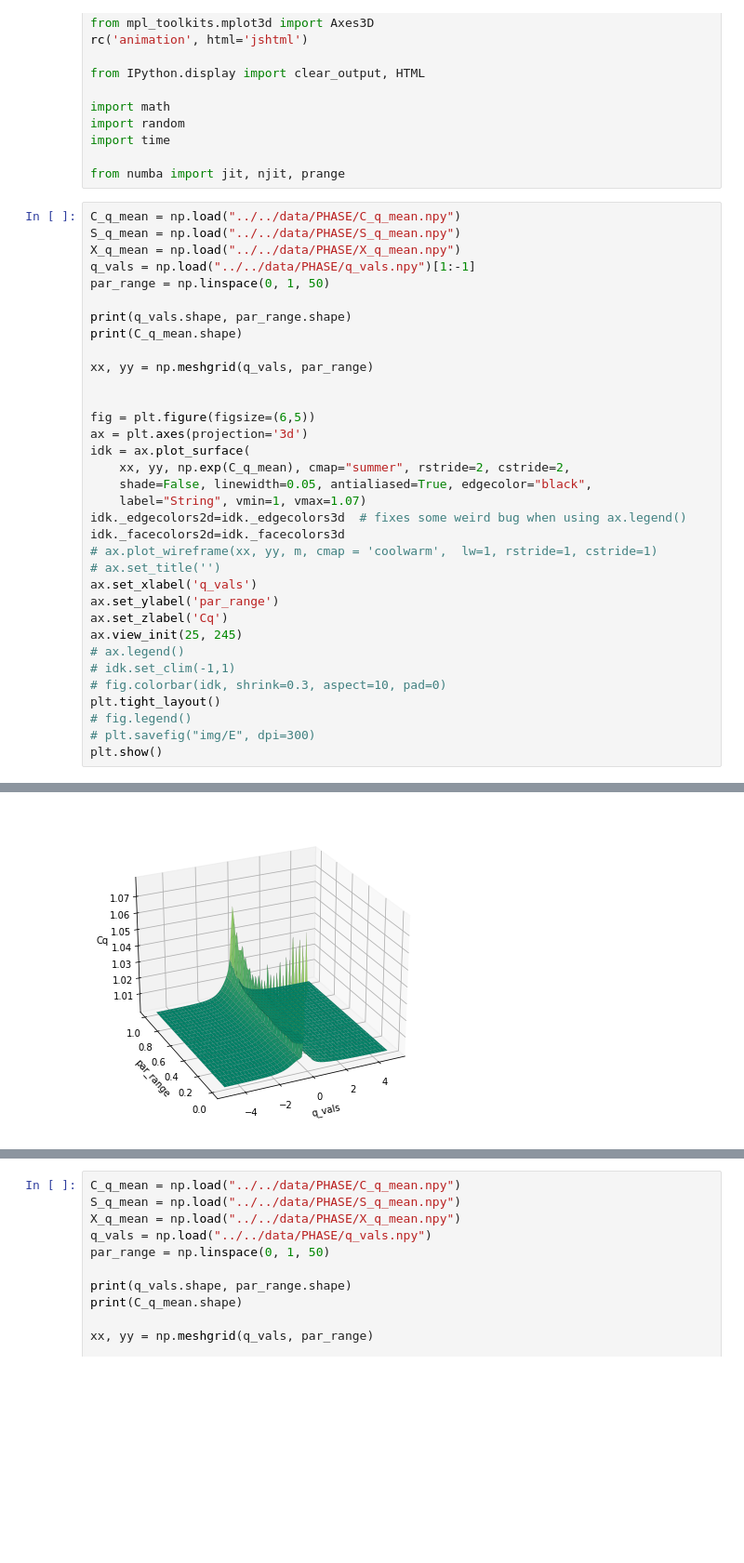
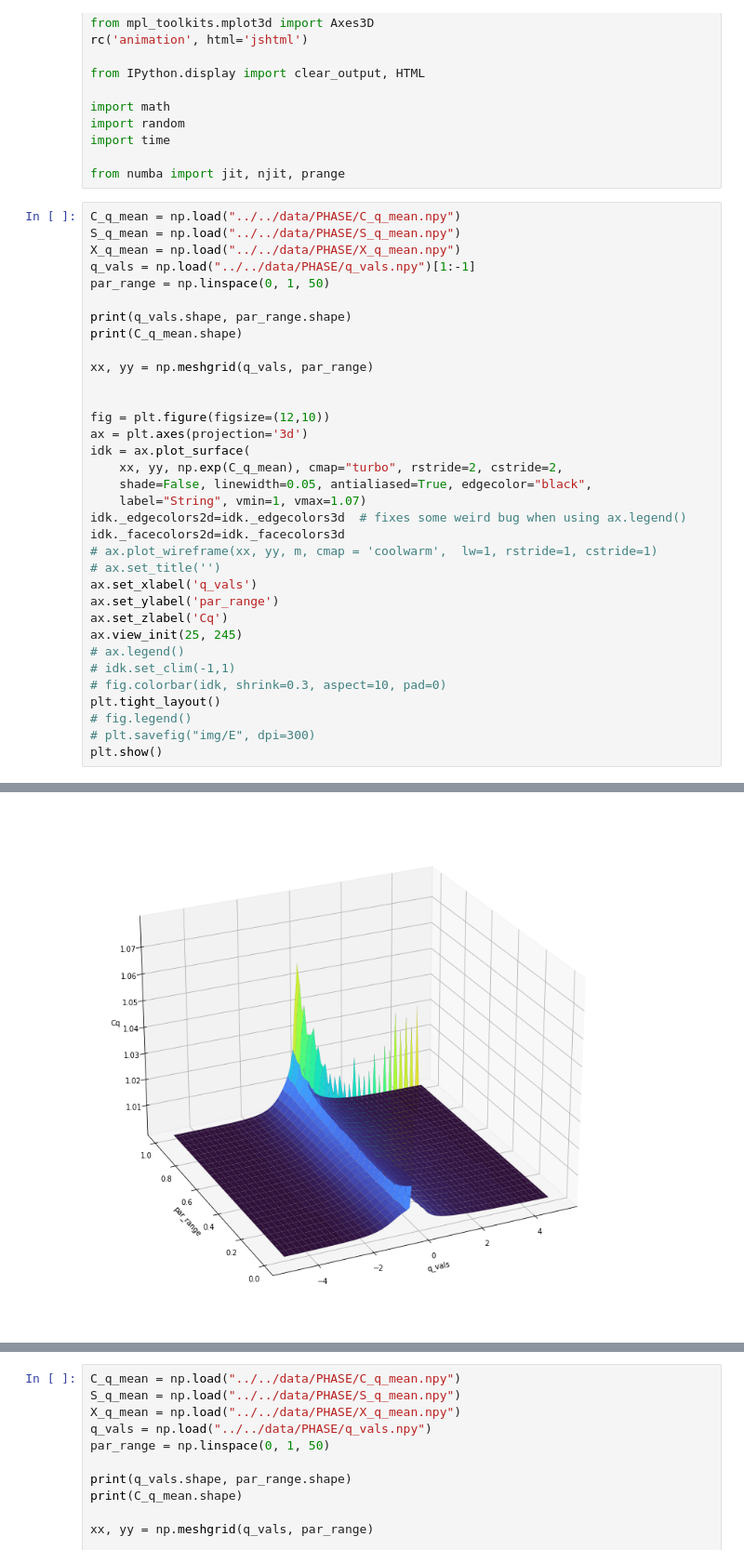
Before and after one commit to charelF/ComplexSystems, a Jupyter notebook: code/charel/3DAlex.ipynb, the cells around one changed output, grey strips where cells are left out. Shown at 93% size. Drawn from its saved outputs; the diff is of its cells as text; blank space fills up the shorter version.

```diff
--- a/code/charel/3DAlex.ipynb
+++ b/code/charel/3DAlex.ipynb
@@ -25,36 +25,36 @@ q_vals = np.load("../../data/PHASE/q_vals.npy")[1:-1]
 par_range = np.linspace(0, 1, 50)
 
 print(q_vals.shape, par_range.shape)
 print(C_q_mean.shape)
 
 xx, yy = np.meshgrid(q_vals, par_range)
 
 
-fig = plt.figure(figsize=(6,5))
+fig = plt.figure(figsize=(12,10))
 ax = plt.axes(projection='3d')
 idk = ax.plot_surface(
-    xx, yy, np.exp(C_q_mean), cmap="summer", rstride=2, cstride=2,
+    xx, yy, np.exp(C_q_mean), cmap="turbo", rstride=2, cstride=2,
     shade=False, linewidth=0.05, antialiased=True, edgecolor="black",
     label="String", vmin=1, vmax=1.07)
 idk._edgecolors2d=idk._edgecolors3d  # fixes some weird bug when using ax.legend()
 idk._facecolors2d=idk._facecolors3d
 # ax.plot_wireframe(xx, yy, m, cmap = 'coolwarm',  lw=1, rstride=1, cstride=1)
 # ax.set_title('')
 ax.set_xlabel('q_vals')
 ax.set_ylabel('par_range')
 ax.set_zlabel('Cq')
 ax.view_init(25, 245)
 # ax.legend()
 # idk.set_clim(-1,1)
 # fig.colorbar(idk, shrink=0.3, aspect=10, pad=0)
 plt.tight_layout()
 # fig.legend()
 # plt.savefig("img/E", dpi=300)
 plt.show()
 # %% [output]
 (98,) (50,)
 (50, 98)
-[figure, old version]
+[figure, new version]
 # %%
 C_q_mean = np.load("../../data/PHASE/C_q_mean.npy")
 S_q_mean = np.load("../../data/PHASE/S_q_mean.npy")
```
Also changed, not shown: parts of 4 cells of this notebook, 2 other files.
